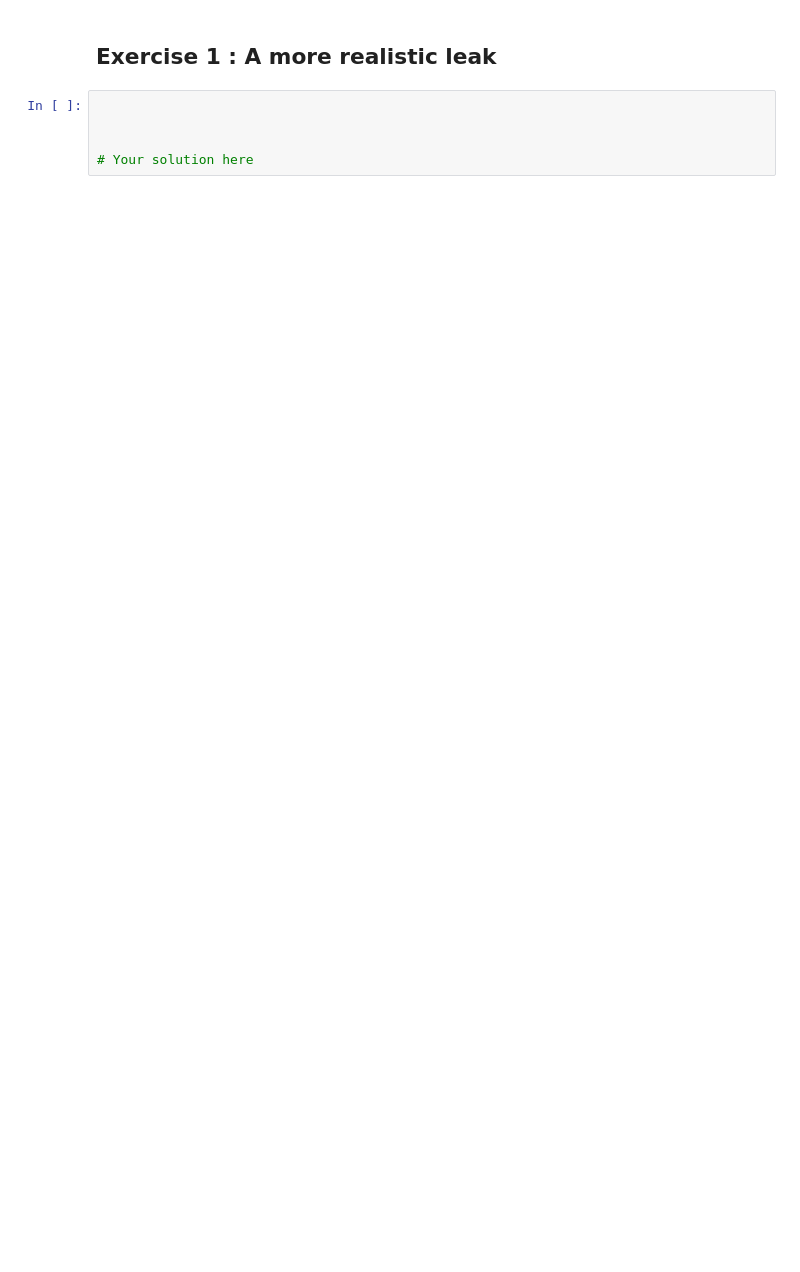
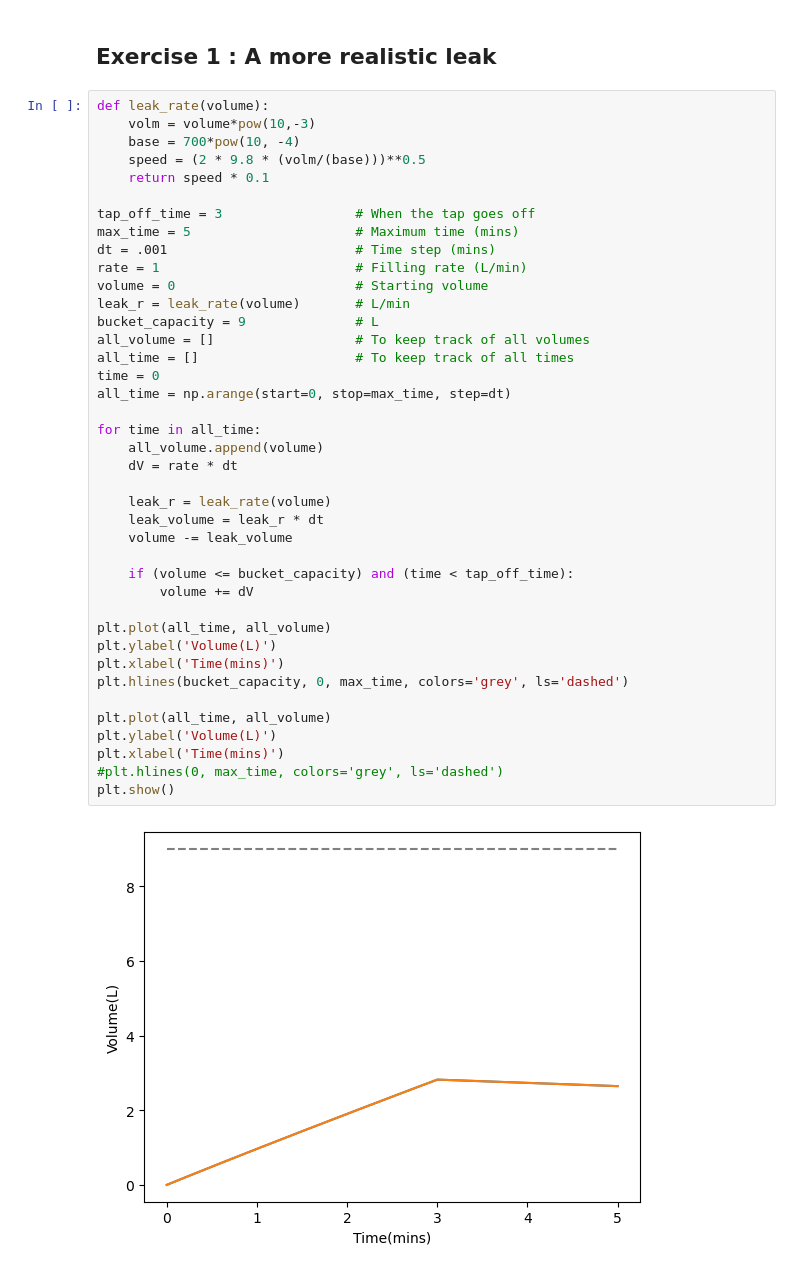
Before and after one commit to SPS-SP2273/learning-portfolio-yugan01, a Jupyter notebook: numerical solutions/numerical_solutions_(need).ipynb, the cells around one changed output. Saved outputs shown, nothing was run; the diff lists cells and outputs as text; blank space fills up the shorter version.

```diff
--- a/numerical solutions/numerical_solutions_(need).ipynb
+++ b/numerical solutions/numerical_solutions_(need).ipynb
@@ -190,7 +265,44 @@ plt.show()
 # %% [markdown]
 ## Exercise 1 :  A more realistic leak
 # %%
+def leak_rate(volume):
+    volm = volume*pow(10,-3)
+    base = 700*pow(10, -4)
+    speed = (2 * 9.8 * (volm/(base)))**0.5
+    return speed * 0.1
 
+tap_off_time = 3                 # When the tap goes off
+max_time = 5                     # Maximum time (mins)
+dt = .001                        # Time step (mins)
+rate = 1                         # Filling rate (L/min)
+volume = 0                       # Starting volume
+leak_r = leak_rate(volume)       # L/min
+bucket_capacity = 9              # L
+all_volume = []                  # To keep track of all volumes
+all_time = []                    # To keep track of all times
+time = 0
+all_time = np.arange(start=0, stop=max_time, step=dt)
 
+for time in all_time:
+    all_volume.append(volume)
+    dV = rate * dt
 
-# Your solution here
+    leak_r = leak_rate(volume)
+    leak_volume = leak_r * dt
+    volume -= leak_volume
+
+    if (volume <= bucket_capacity) and (time < tap_off_time):
+        volume += dV
+
+plt.plot(all_time, all_volume)
+plt.ylabel('Volume(L)')
+plt.xlabel('Time(mins)')
+plt.hlines(bucket_capacity, 0, max_time, colors='grey', ls='dashed')
+
+plt.plot(all_time, all_volume)
+plt.ylabel('Volume(L)')
+plt.xlabel('Time(mins)')
+#plt.hlines(0, max_time, colors='grey', ls='dashed')
+plt.show()
+# %% [output]
+[figure, added]
```
Also changed, not shown: parts of 15 cells of this notebook, 1 other file.
